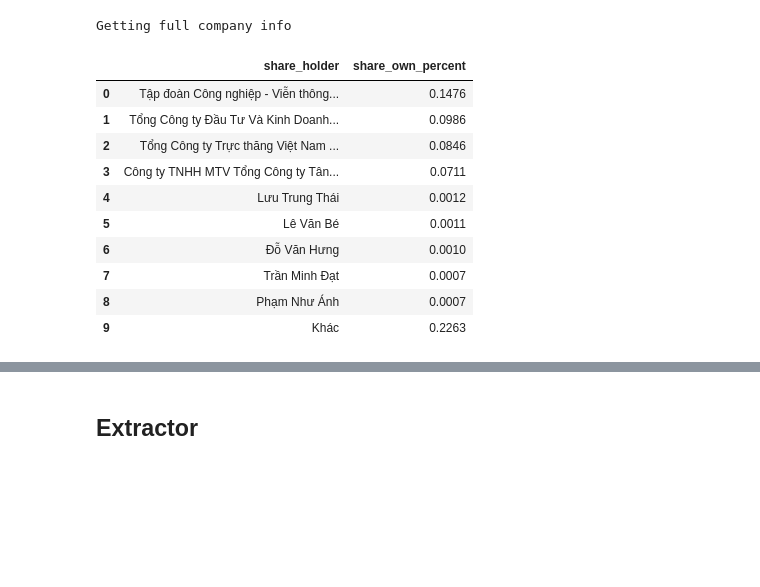
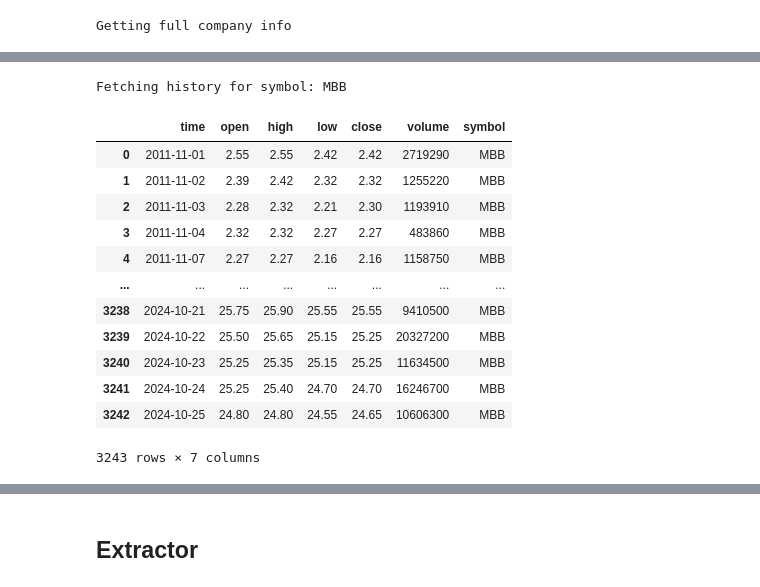
Before and after one commit to plat102/pj-market-data, a Jupyter notebook: notebooks/pipeline.ipynb, the cells around one changed output, grey strips where cells are left out. Cells and saved outputs as stored; diff of their text form; code cells hidden in the pictures; blank space fills up the shorter version.

Commit message:
feat: featch all stock quote history data

```diff
--- a/notebooks/pipeline.ipynb
+++ b/notebooks/pipeline.ipynb
@@ -47,17 +51,3 @@ connector.list_all_symbols()
 full_info = connector.get_full_company_info()
 # %% [output]
 Getting full company info
-# %%
-full_info['shareholders']
-# %% [output]
-|  | share_holder | share_own_percent |
-| 0 | Tập đoàn Công nghiệp - Viễn thông... | 0.1476 |
-| 1 | Tổng Công ty Đầu Tư Và Kinh Doanh... | 0.0986 |
-| 2 | Tổng Công ty Trực thăng Việt Nam ... | 0.0846 |
-| 3 | Công ty TNHH MTV Tổng Công ty Tân... | 0.0711 |
-| 4 | Lưu Trung Thái | 0.0012 |
-| 5 | Lê Văn Bé | 0.0011 |
-| 6 | Đỗ Văn Hưng | 0.0010 |
-| 7 | Trần Minh Đạt | 0.0007 |
-| 8 | Phạm Như Ánh | 0.0007 |
-| 9 | Khác | 0.2263 |
@@ -63,0 +60,3 @@ full_info['shareholders']
+# %%
+connector.get_stock_quote_history_df()
+# %% [output]
@@ -63,0 +64,14 @@ full_info['shareholders']
+Fetching history for symbol: MBB
+|  | time | open | high | low | close | volume | symbol |
+| 0 | 2011-11-01 | 2.55 | 2.55 | 2.42 | 2.42 | 2719290 | MBB |
+| 1 | 2011-11-02 | 2.39 | 2.42 | 2.32 | 2.32 | 1255220 | MBB |
+| 2 | 2011-11-03 | 2.28 | 2.32 | 2.21 | 2.30 | 1193910 | MBB |
+| 3 | 2011-11-04 | 2.32 | 2.32 | 2.27 | 2.27 | 483860 | MBB |
+| 4 | 2011-11-07 | 2.27 | 2.27 | 2.16 | 2.16 | 1158750 | MBB |
+| ... | ... | ... | ... | ... | ... | ... | ... |
+| 3238 | 2024-10-21 | 25.75 | 25.90 | 25.55 | 25.55 | 9410500 | MBB |
+| 3239 | 2024-10-22 | 25.50 | 25.65 | 25.15 | 25.25 | 20327200 | MBB |
+| 3240 | 2024-10-23 | 25.25 | 25.35 | 25.15 | 25.25 | 11634500 | MBB |
+| 3241 | 2024-10-24 | 25.25 | 25.40 | 24.70 | 24.70 | 16246700 | MBB |
+| 3242 | 2024-10-25 | 24.80 | 24.80 | 24.55 | 24.65 | 10606300 | MBB |
+3243 rows × 7 columns
```
Also changed, not shown: parts of 14 cells of this notebook, 5 other files.
